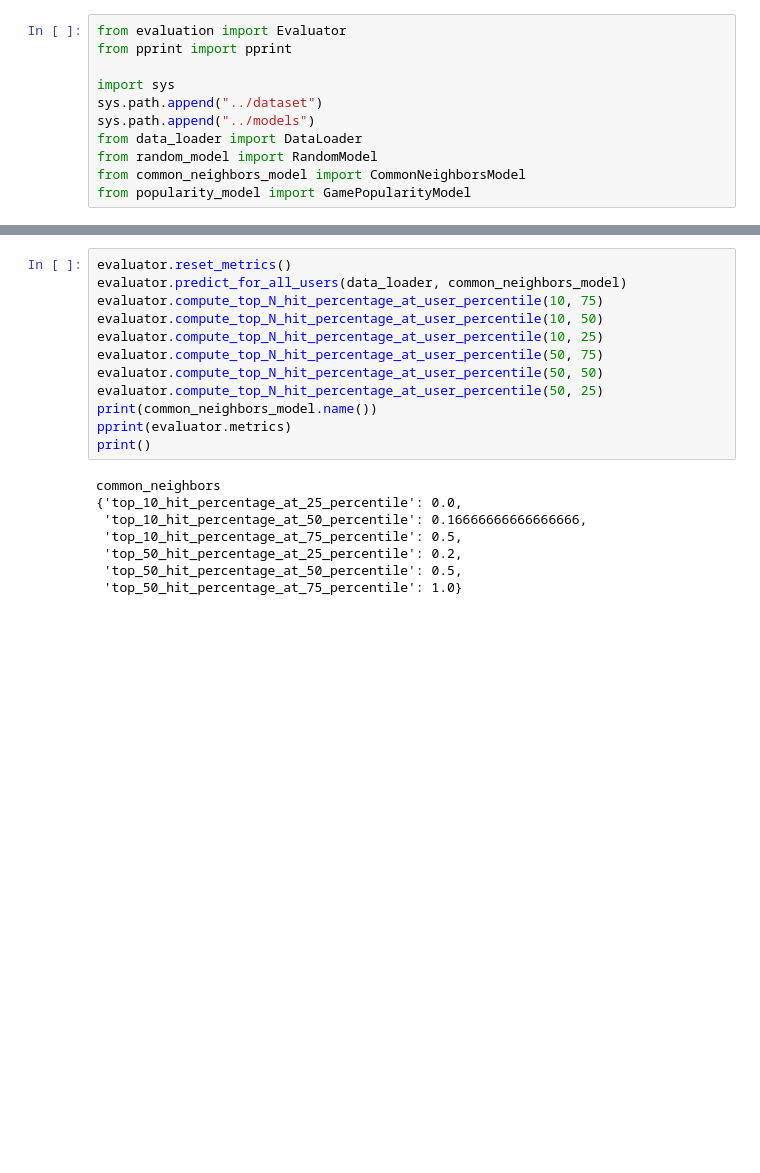
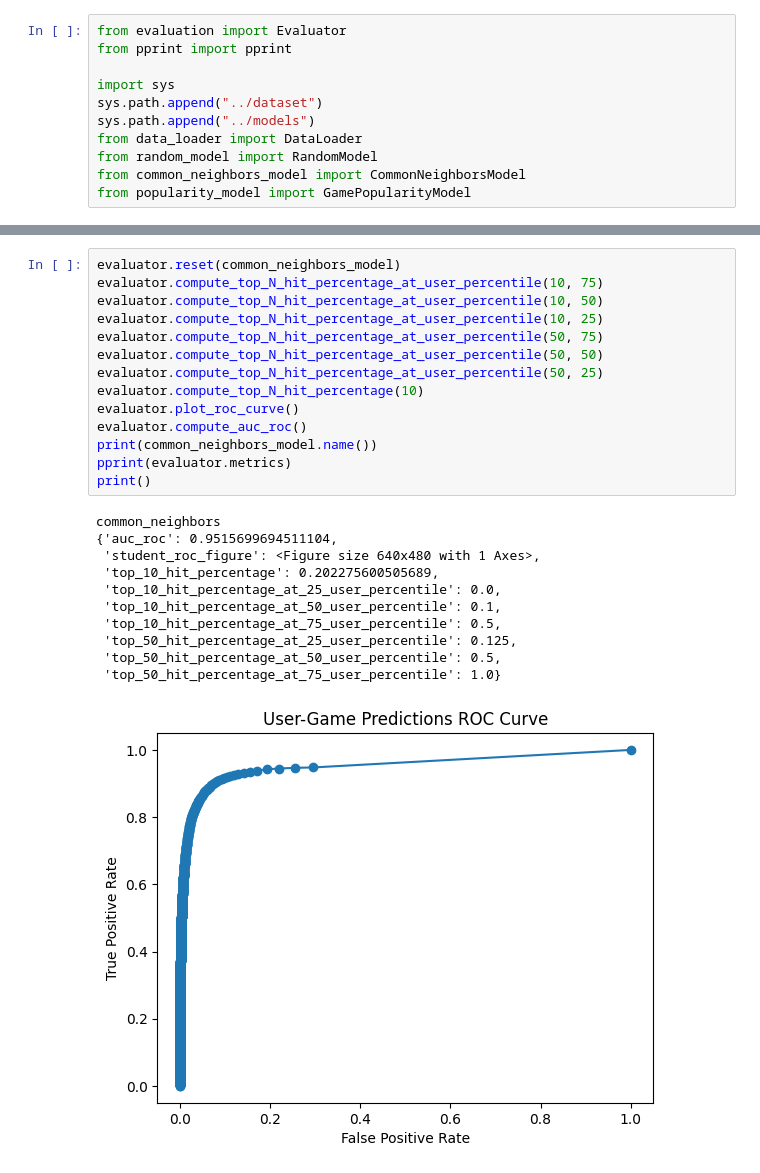
Before and after one commit to GitHubNoskcaj211/ml-projects-project, a Jupyter notebook: evaluation/test_evaluation.ipynb, the cells around one changed output, grey strips where cells are left out. Drawn from its saved outputs; the diff is of its cells as text; blank space fills up the shorter version.

```diff
--- a/evaluation/test_evaluation.ipynb
+++ b/evaluation/test_evaluation.ipynb
@@ -56,21 +62,27 @@ random
 # %%
-evaluator.reset_metrics()
-evaluator.predict_for_all_users(data_loader, common_neighbors_model)
+evaluator.reset(common_neighbors_model)
 evaluator.compute_top_N_hit_percentage_at_user_percentile(10, 75)
 evaluator.compute_top_N_hit_percentage_at_user_percentile(10, 50)
 evaluator.compute_top_N_hit_percentage_at_user_percentile(10, 25)
 evaluator.compute_top_N_hit_percentage_at_user_percentile(50, 75)
 evaluator.compute_top_N_hit_percentage_at_user_percentile(50, 50)
 evaluator.compute_top_N_hit_percentage_at_user_percentile(50, 25)
+evaluator.compute_top_N_hit_percentage(10)
+evaluator.plot_roc_curve()
+evaluator.compute_auc_roc()
 print(common_neighbors_model.name())
 pprint(evaluator.metrics)
 print()
 # %% [output]
 common_neighbors
-{'top_10_hit_percentage_at_25_percentile': 0.0,
- 'top_10_hit_percentage_at_50_percentile': 0.16666666666666666,
- 'top_10_hit_percentage_at_75_percentile': 0.5,
- 'top_50_hit_percentage_at_25_percentile': 0.2,
- 'top_50_hit_percentage_at_50_percentile': 0.5,
- 'top_50_hit_percentage_at_75_percentile': 1.0}
+{'auc_roc': 0.9515699694511104,
+ 'student_roc_figure': <Figure size 640x480 with 1 Axes>,
+ 'top_10_hit_percentage': 0.202275600505689,
+ 'top_10_hit_percentage_at_25_user_percentile': 0.0,
+ 'top_10_hit_percentage_at_50_user_percentile': 0.1,
+ 'top_10_hit_percentage_at_75_user_percentile': 0.5,
+ 'top_50_hit_percentage_at_25_user_percentile': 0.125,
+ 'top_50_hit_percentage_at_50_user_percentile': 0.5,
+ 'top_50_hit_percentage_at_75_user_percentile': 1.0}
+[figure, added]
 # %%
```
Also changed, not shown: parts of 3 cells of this notebook, 7 other files.
